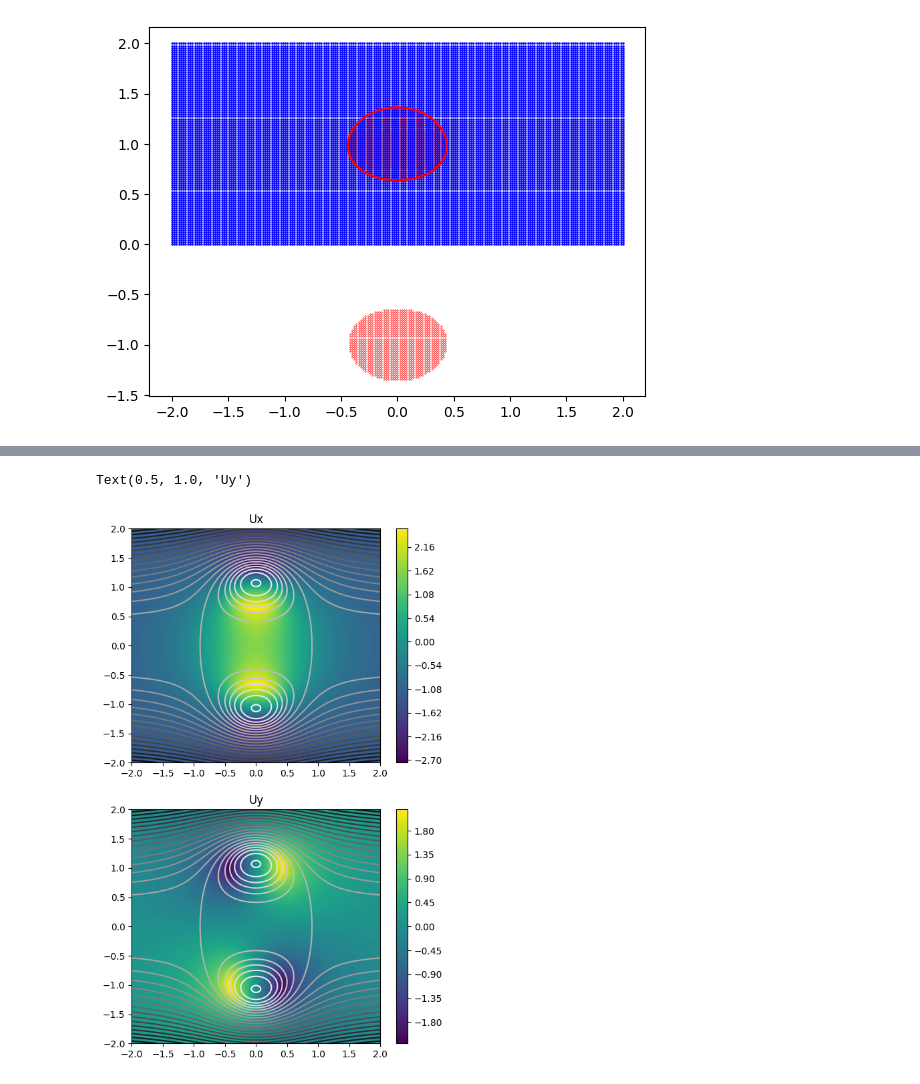
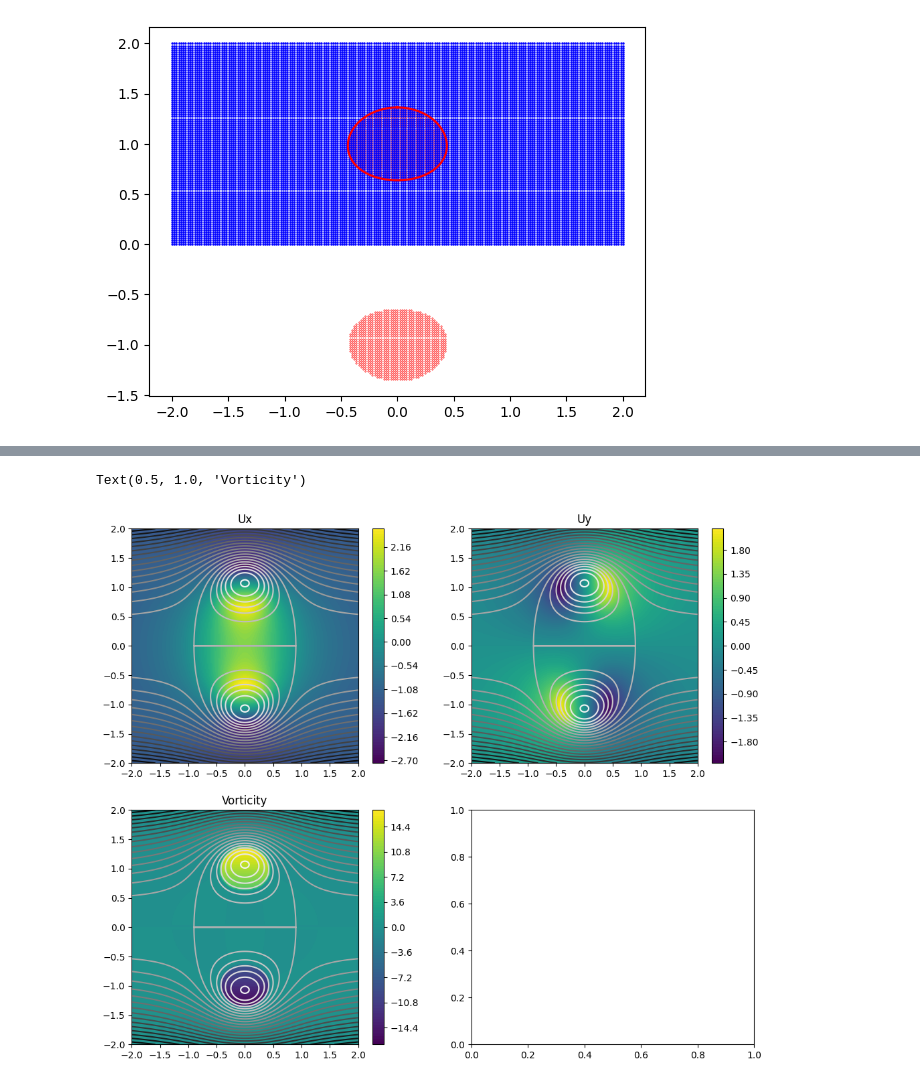
Before and after one commit to zhizhiL/norbury_rings, a Jupyter notebook: norbury_family.ipynb, the cells around one changed output, grey strips where cells are left out. Saved outputs shown, nothing was run; the diff lists cells and outputs as text; code cells hidden in the pictures.

```diff
--- a/norbury_family.ipynb
+++ b/norbury_family.ipynb
@@ -116,0 +107,18 @@ plt.colorbar()
+# %%
+middle_row_idx = Y_psi.shape[0] // 2
+
+# add r=0 in the grid
+y_psi = np.insert(y_psi, middle_row_idx, 0)
+X_psi, Y_psi = np.meshgrid(x_psi, y_psi)
+
+# add psi=0 at r=0
+mirror_psi = np.insert(mirror_psi, middle_row_idx, 0, axis=0)
+
+plt.contour(X_psi, Y_psi, mirror_psi, 200)
+plt.plot(x_core, y_core, c='r',linestyle='dashed')
+plt.plot(x_core, y_core_lower, c='r',linestyle='dashed')
+plt.plot(x_ring, y_ring, 'b',linestyle='dashed')
+plt.title(f'alpha = {alpha}, k = {k}')
+plt.axis('equal')
+plt.colorbar()
+plt.grid(True)
@@ -117,37 +127,47 @@ plt.colorbar()
 # %%
 def velocity_field(x_upper, y_upper, psi_upper):
 
-    # only compute for the upper half, then mirror the result
-    dx, dy = x_upper[1] - x_upper[0], y_upper[1] - y_upper[0]
+    # # only compute for the upper half, then mirror the result
+    dx, dy = x_upper[1] - x_upper[0], y_upper[-1] - y_upper[-2]
     psi_x = np.gradient(psi_upper, dx, axis=1)
     psi_y = np.gradient(psi_upper, dy, axis=0)
-    Ux_upper = psi_y / y_upper[:, np.newaxis]
+    Ux_upper = psi_y[1:] / y_upper[1:, np.newaxis]
+    Ux_upper = np.vstack([Ux_upper[0], Ux_upper])
     Uy_upper =  - psi_x / y_upper[:, np.newaxis]
 
-    # mirror
+    # # mirror
     Ux = np.vstack([Ux_upper[::-1], Ux_upper])
+    Ux = np.insert(Ux, middle_row_idx, Ux[middle_row_idx, :], axis=0)
     Uy = np.vstack([-Uy_upper[::-1], Uy_upper])
-    return Ux, Uy
+    Uy = np.insert(Uy, middle_row_idx, 0, axis=0)
 
-Ux, Uy = velocity_field(x, y, psi)
+    vorticity = np.gradient(Uy, dx, axis=1) - np.gradient(Ux, dy, axis=0)
+    return Ux, Uy, vorticity
 
-# Remove rows 39 and 40 from X_psi, Y_psi, and Ux
-X_psi_trimmed = np.delete(X_psi, [(len(x_psi) // 2 -1), (len(x_psi) // 2)], axis=0)
-Y_psi_trimmed = np.delete(Y_psi, [(len(x_psi) // 2 -1), (len(x_psi) // 2)], axis=0)
-Ux_trimmed = np.delete(Ux, [(len(x_psi) // 2 -1), (len(x_psi) // 2)], axis=0)
+Ux, Uy, vorticity = velocity_field(x, y, psi)
 
 
-fig, ax = plt.subplots(2,1, figsize=(6, 10))
-CS = ax[0].contourf(X_psi_trimmed, Y_psi_trimmed, Ux_trimmed, 100)
-cbar = fig.colorbar(CS, ax=ax[0])
-ax[0].contour(X_psi, Y_psi, mirror_psi, 30, cmap='gray')
-ax[0].set_title('Ux')
+# # Remove rows 39 and 40 from X_psi, Y_psi, and Ux
+# X_psi_trimmed = np.delete(X_psi, [(len(x_psi) // 2 -1), (len(x_psi) // 2)], axis=0)
+# Y_psi_trimmed = np.delete(Y_psi, [(len(x_psi) // 2 -1), (len(x_psi) // 2)], axis=0)
+# Ux_trimmed = np.delete(Ux, [(len(x_psi) // 2 -1), (len(x_psi) // 2)], axis=0)
 
-CS1 = ax[1].contourf(X_psi, Y_psi, Uy, 100)
-cbar1 = fig.colorbar(CS1, ax=ax[1])
-ax[1].contour(X_psi, Y_psi, mirror_psi, 30, cmap='gray')
-ax[1].set_title('Uy')
-# plt.quiver(X_psi[20:40, 20:60], Y_psi[20:40, 20:60], Ux[20:40, 20:60], Uy[20:40, 20:60])
+
+fig, ax = plt.subplots(2,2, figsize=(12, 10))
+CS = ax[0,0].contourf(X_psi, Y_psi, Ux, 100)
+cbar = fig.colorbar(CS, ax=ax[0,0])
+ax[0,0].contour(X_psi, Y_psi, mirror_psi, 30, cmap='gray')
+ax[0,0].set_title('Ux')
+
+CS1 = ax[0,1].contourf(X_psi, Y_psi, Uy, 100)
+cbar1 = fig.colorbar(CS1, ax=ax[0,1])
+ax[0,1].contour(X_psi, Y_psi, mirror_psi, 30, cmap='gray')
+ax[0,1].set_title('Uy')
+
+CS2 = ax[1,0].contourf(X_psi, Y_psi, vorticity, 100)
+cbar2 = fig.colorbar(CS2, ax=ax[1,0])
+ax[1,0].contour(X_psi, Y_psi, mirror_psi, 30, cmap='gray')
+ax[1,0].set_title('Vorticity')
 # %% [output]
-Text(0.5, 1.0, 'Uy')
+Text(0.5, 1.0, 'Vorticity')
-[figure, old version]
+[figure, new version]
```
Also changed, not shown: parts of 5 cells of this notebook, 12 other files.
